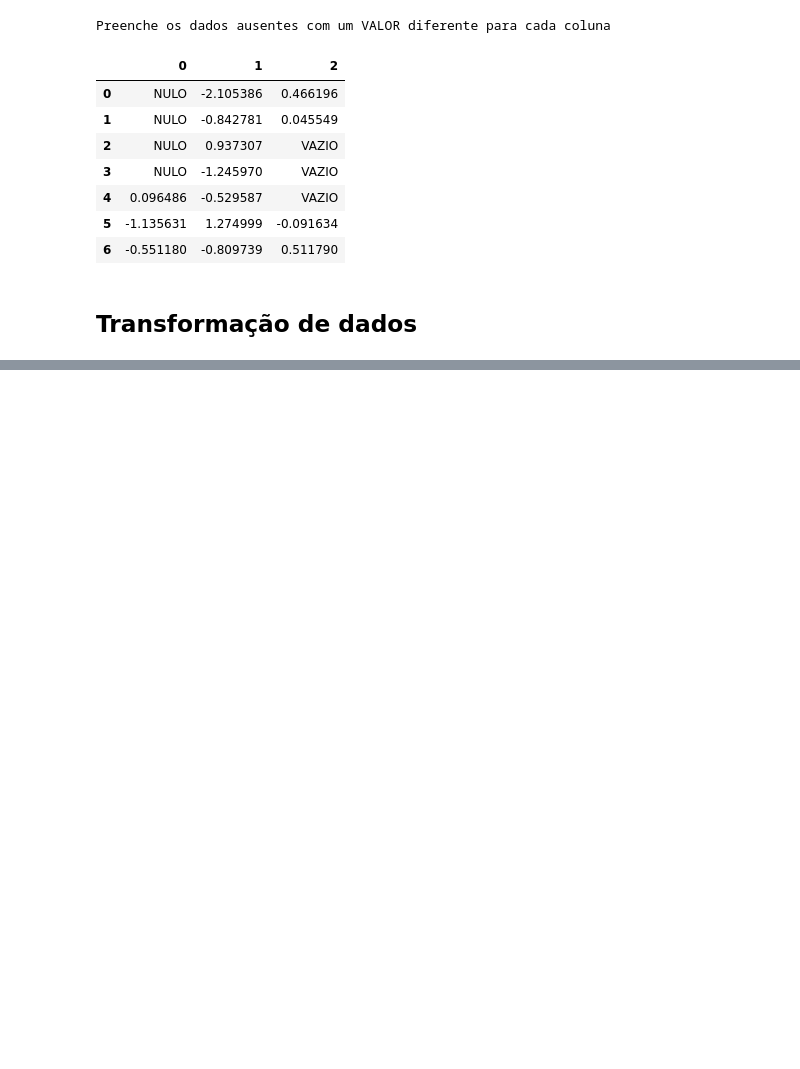
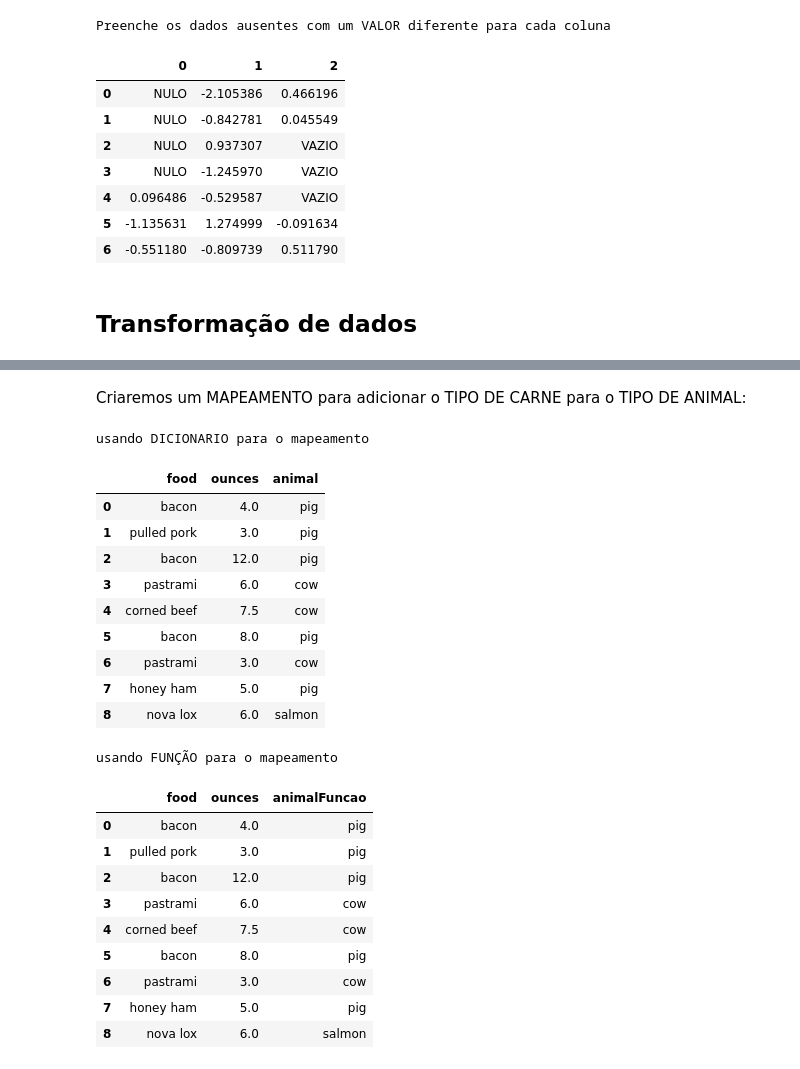
Before and after one commit to paulosilvapinheiro/python, a Jupyter notebook: python para Analise de Dados/pandas/nb_pandas_limpeza_preparacao_dados.ipynb, the cells around one changed output, grey strips where cells are left out. Cells and saved outputs as stored; diff of their text form; code cells hidden in the pictures; blank space fills up the shorter version.

Commit message:
adicionado exemplo de transformação

```diff
--- a/python para Analise de Dados/pandas/nb_pandas_limpeza_preparacao_dados.ipynb
+++ b/python para Analise de Dados/pandas/nb_pandas_limpeza_preparacao_dados.ipynb
@@ -105,0 +169,7 @@ Preenche os dados ausentes com um VALOR diferente para cada coluna
+# %%
+data = pd.DataFrame({
+    "food":["bacon", "pulled pork", "bacon", "pastrami", "corned beef", "bacon", "pastrami", "honey ham", "nova lox"],
+    "ounces":[4, 3, 12, 6, 7.5, 8, 3, 5, 6]
+})
+
+display(data)
@@ -105,0 +187,53 @@ Preenche os dados ausentes com um VALOR diferente para cada coluna
+# %% [markdown]
+Criaremos um MAPEAMENTO para adicionar o TIPO DE CARNE para o TIPO DE ANIMAL:
+# %%
+# Dicionario do mapeamento
+meat_to_animal = {
+    "bacon":"pig",
+    "pulled pork": "pig",
+    "pastrami":"cow",
+    "corned beef":"cow",
+    "honey ham":"pig",
+    "nova lox":"salmon"
+}
+
+# data["food"] => Série da coluna que iremos nos basear para aplicar o mapeamento
+# "animal" => é a nova coluna no dataframe
+print("usando DICIONARIO para o mapeamento")
+data["animal"] = data["food"].map(meat_to_animal)
+
+display(data)
+
+print("usando FUNÇÃO para o mapeamento")
+data.drop(columns=['animal'],inplace=True)
+def get_animal(x):
+    return meat_to_animal[x]
+
+data["animalFuncao"] = data["food"].map(get_animal)
+
+display(data)
+
+# Para TRANSFORMAÇÃO nos valores do dataframe também é possível usar o método REPLACE
+# %% [output]
+usando DICIONARIO para o mapeamento
+|  | food | ounces | animal |
+| 0 | bacon | 4.0 | pig |
+| 1 | pulled pork | 3.0 | pig |
+| 2 | bacon | 12.0 | pig |
+| 3 | pastrami | 6.0 | cow |
+| 4 | corned beef | 7.5 | cow |
+| 5 | bacon | 8.0 | pig |
+| 6 | pastrami | 3.0 | cow |
+| 7 | honey ham | 5.0 | pig |
+| 8 | nova lox | 6.0 | salmon |
+usando FUNÇÃO para o mapeamento
+|  | food | ounces | animalFuncao |
+| 0 | bacon | 4.0 | pig |
+| 1 | pulled pork | 3.0 | pig |
+| 2 | bacon | 12.0 | pig |
+| 3 | pastrami | 6.0 | cow |
+| 4 | corned beef | 7.5 | cow |
+| 5 | bacon | 8.0 | pig |
+| 6 | pastrami | 3.0 | cow |
+| 7 | honey ham | 5.0 | pig |
+| 8 | nova lox | 6.0 | salmon |
```
Also changed, not shown: parts of 12 cells of this notebook.
